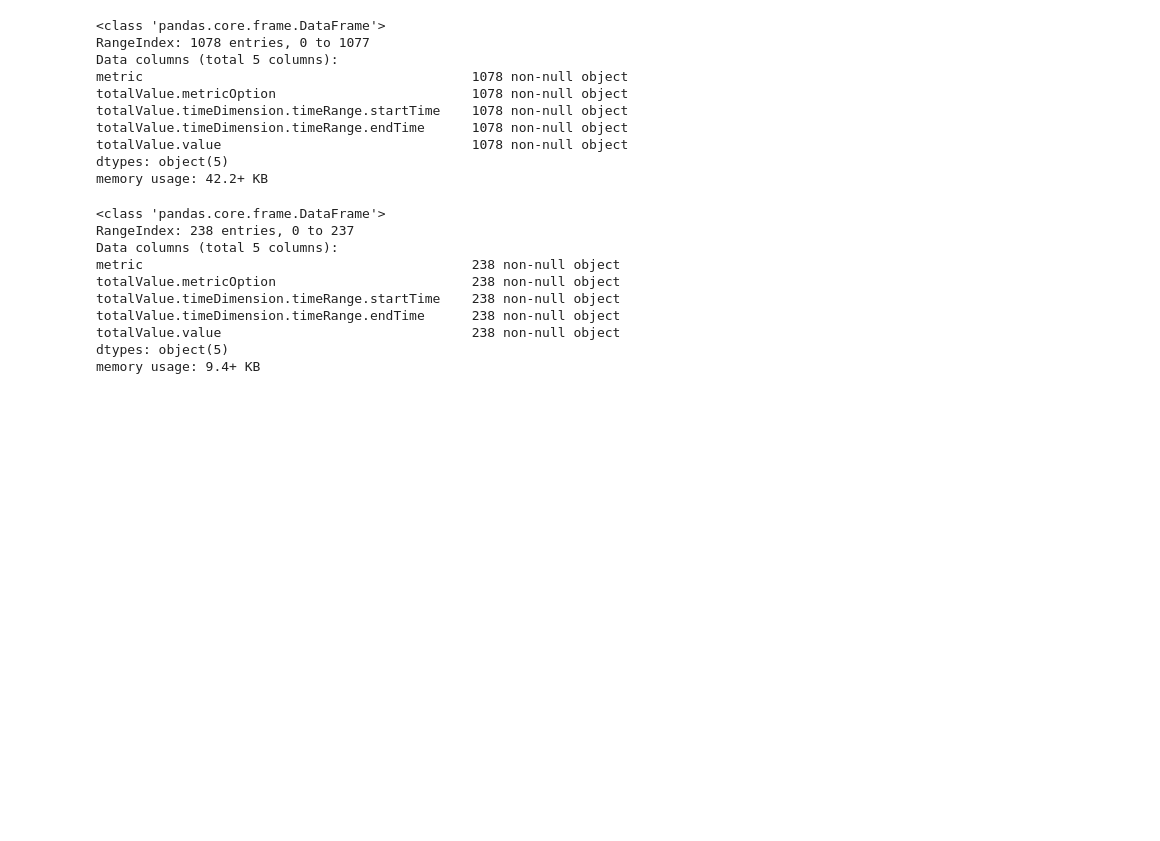
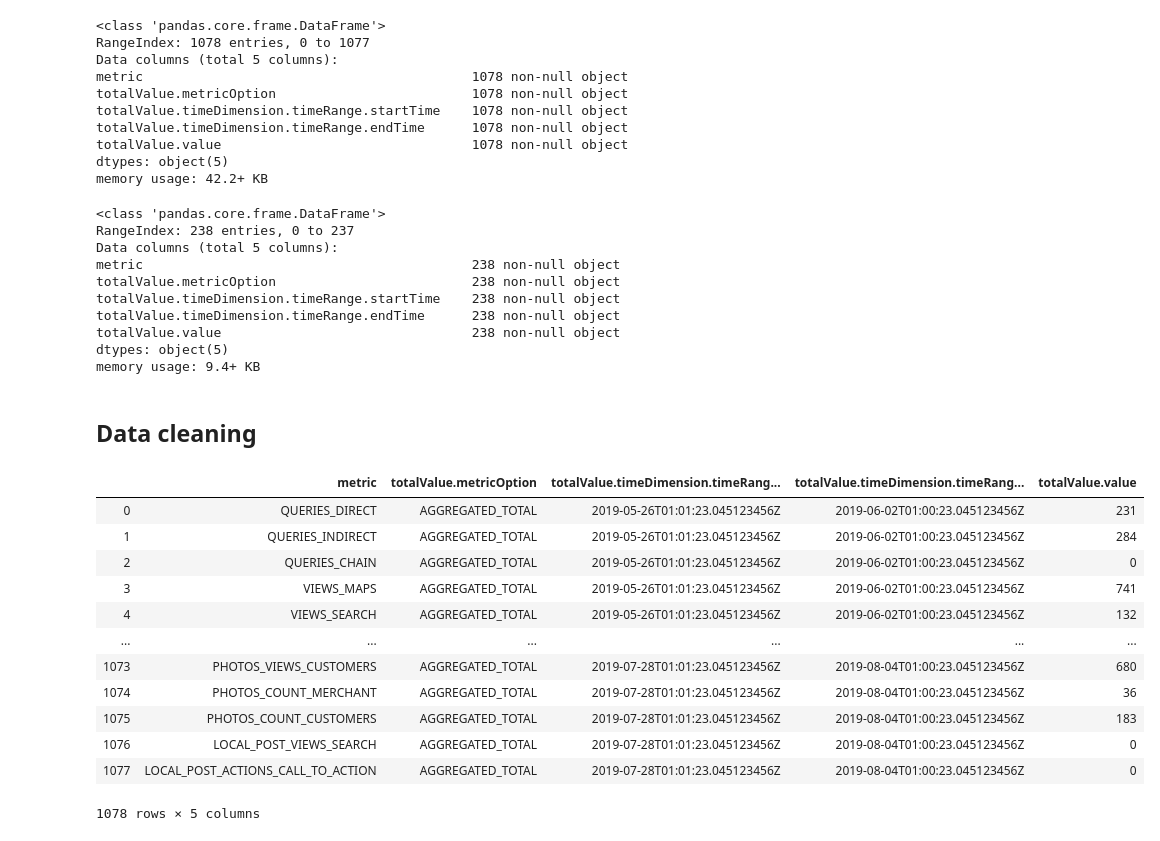
Before and after one commit to algakovic/Element_Coffee_Location_Insights, a Jupyter notebook: GMB_locations_insights.ipynb, the cells around one changed output. Cells and saved outputs as stored; diff of their text form; code cells hidden in the pictures; blank space fills up the shorter version.

```diff
--- a/GMB_locations_insights.ipynb
+++ b/GMB_locations_insights.ipynb
@@ -412,3 +412,21 @@ totalValue.timeDimension.timeRange.endTime      238 non-null object
 totalValue.value                                238 non-null object
 dtypes: object(5)
 memory usage: 9.4+ KB
+# %% [markdown]
+## Data cleaning
+# %%
+df_weeks
+# %% [output]
+|  | metric | totalValue.metricOption | totalValue.timeDimension.timeRang... | totalValue.timeDimension.timeRang... | totalValue.value |
+| 0 | QUERIES_DIRECT | AGGREGATED_TOTAL | 2019-05-26T01:01:23.045123456Z | 2019-06-02T01:00:23.045123456Z | 231 |
+| 1 | QUERIES_INDIRECT | AGGREGATED_TOTAL | 2019-05-26T01:01:23.045123456Z | 2019-06-02T01:00:23.045123456Z | 284 |
+| 2 | QUERIES_CHAIN | AGGREGATED_TOTAL | 2019-05-26T01:01:23.045123456Z | 2019-06-02T01:00:23.045123456Z | 0 |
+| 3 | VIEWS_MAPS | AGGREGATED_TOTAL | 2019-05-26T01:01:23.045123456Z | 2019-06-02T01:00:23.045123456Z | 741 |
+| 4 | VIEWS_SEARCH | AGGREGATED_TOTAL | 2019-05-26T01:01:23.045123456Z | 2019-06-02T01:00:23.045123456Z | 132 |
+| ... | ... | ... | ... | ... | ... |
+| 1073 | PHOTOS_VIEWS_CUSTOMERS | AGGREGATED_TOTAL | 2019-07-28T01:01:23.045123456Z | 2019-08-04T01:00:23.045123456Z | 680 |
+| 1074 | PHOTOS_COUNT_MERCHANT | AGGREGATED_TOTAL | 2019-07-28T01:01:23.045123456Z | 2019-08-04T01:00:23.045123456Z | 36 |
+| 1075 | PHOTOS_COUNT_CUSTOMERS | AGGREGATED_TOTAL | 2019-07-28T01:01:23.045123456Z | 2019-08-04T01:00:23.045123456Z | 183 |
+| 1076 | LOCAL_POST_VIEWS_SEARCH | AGGREGATED_TOTAL | 2019-07-28T01:01:23.045123456Z | 2019-08-04T01:00:23.045123456Z | 0 |
+| 1077 | LOCAL_POST_ACTIONS_CALL_TO_ACTION | AGGREGATED_TOTAL | 2019-07-28T01:01:23.045123456Z | 2019-08-04T01:00:23.045123456Z | 0 |
+1078 rows × 5 columns
```
Also changed, not shown: parts of 4 cells of this notebook.
